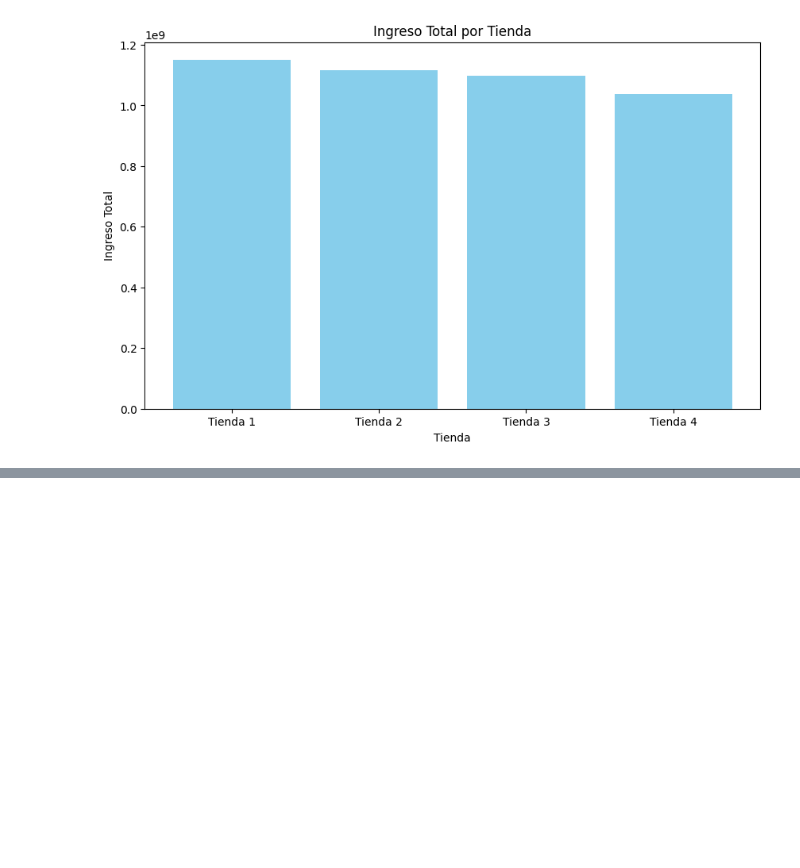
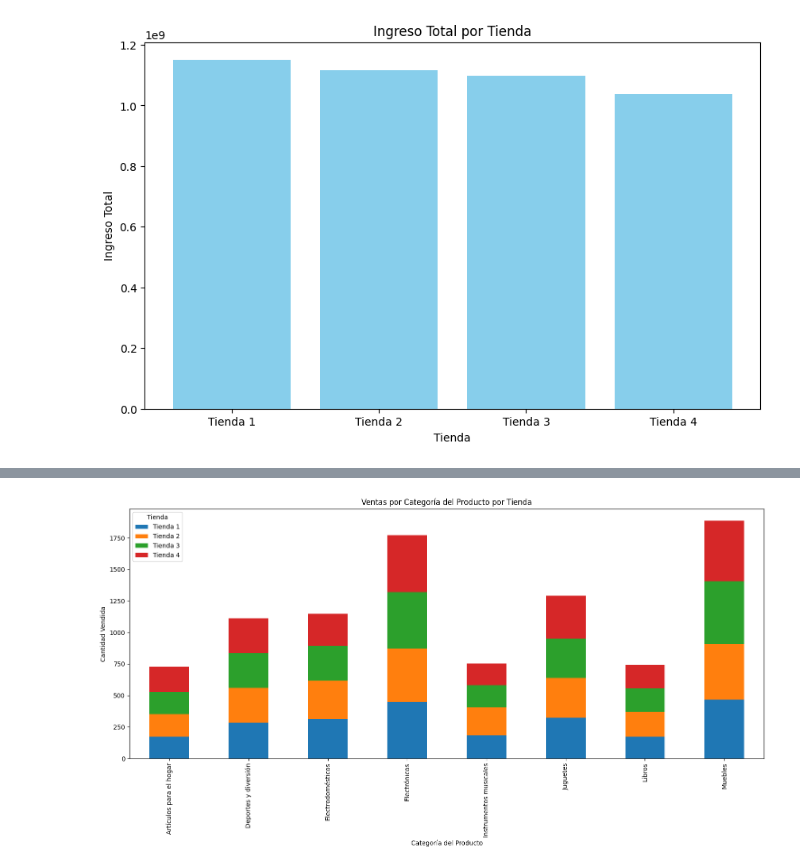
Before and after one commit to RERRl11/AluraStore-AluraG8, a Jupyter notebook: AluraStoreLatam.ipynb, the cells around one changed output, grey strips where cells are left out. Saved outputs shown, nothing was run; the diff lists cells and outputs as text; code cells hidden in the pictures; blank space fills up the shorter version.

```diff
--- a/AluraStoreLatam.ipynb
+++ b/AluraStoreLatam.ipynb
@@ -256,0 +277,23 @@ plt.show()
+# %%
+# Combine the sales by category dataframes
+ventas_por_categoria_combinado = pd.DataFrame({
+    'Tienda 1': ventas_por_categoria_tienda1,
+    'Tienda 2': ventas_por_categoria_tienda2,
+    'Tienda 3': ventas_por_categoria_tienda3,
+    'Tienda 4': ventas_por_categoria_tienda4
+})
+
+# Fill NaN values with 0
+ventas_por_categoria_combinado = ventas_por_categoria_combinado.fillna(0)
+
+# Plot the stacked bar chart
+ventas_por_categoria_combinado.plot(kind='bar', stacked=True, figsize=(15, 8))
+plt.title('Ventas por Categoría del Producto por Tienda')
+plt.xlabel('Categoría del Producto')
+plt.ylabel('Cantidad Vendida')
+plt.xticks(rotation=90)
+plt.legend(title='Tienda')
+plt.tight_layout()
+plt.show()
+# %% [output]
+[figure, added]
```
Also changed, not shown: parts of 4 cells of this notebook.
